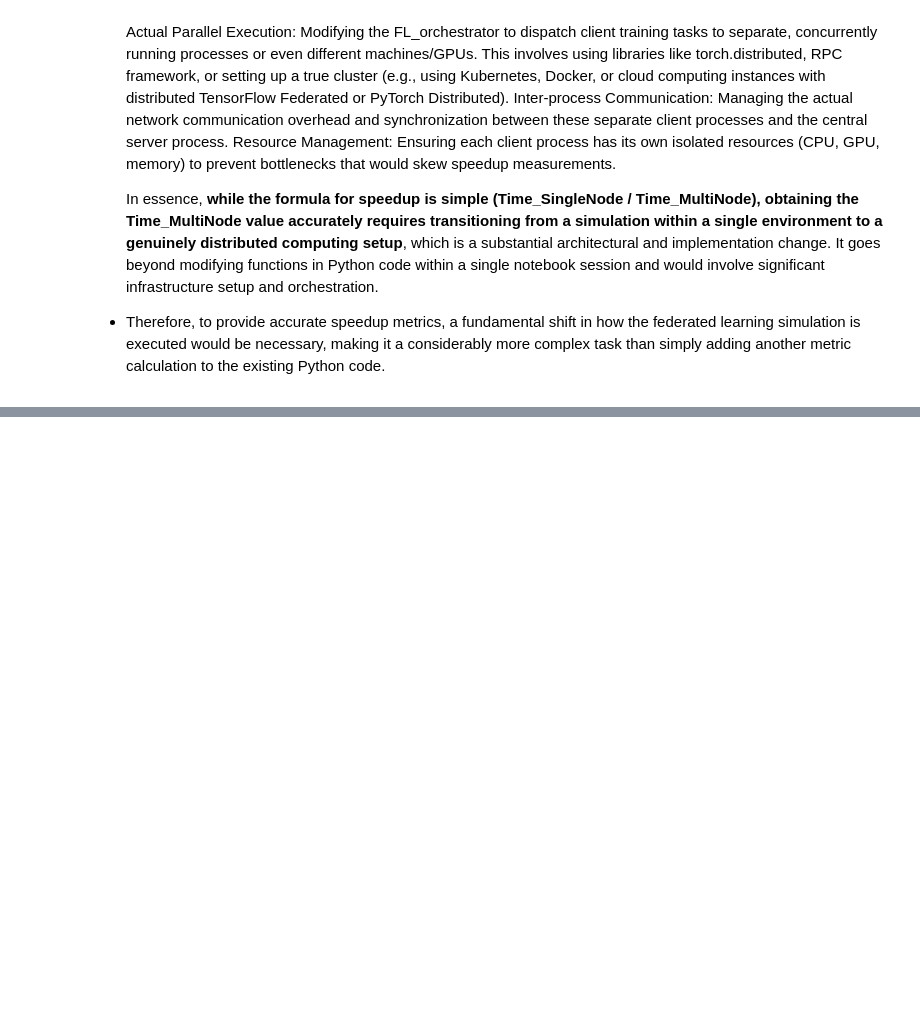
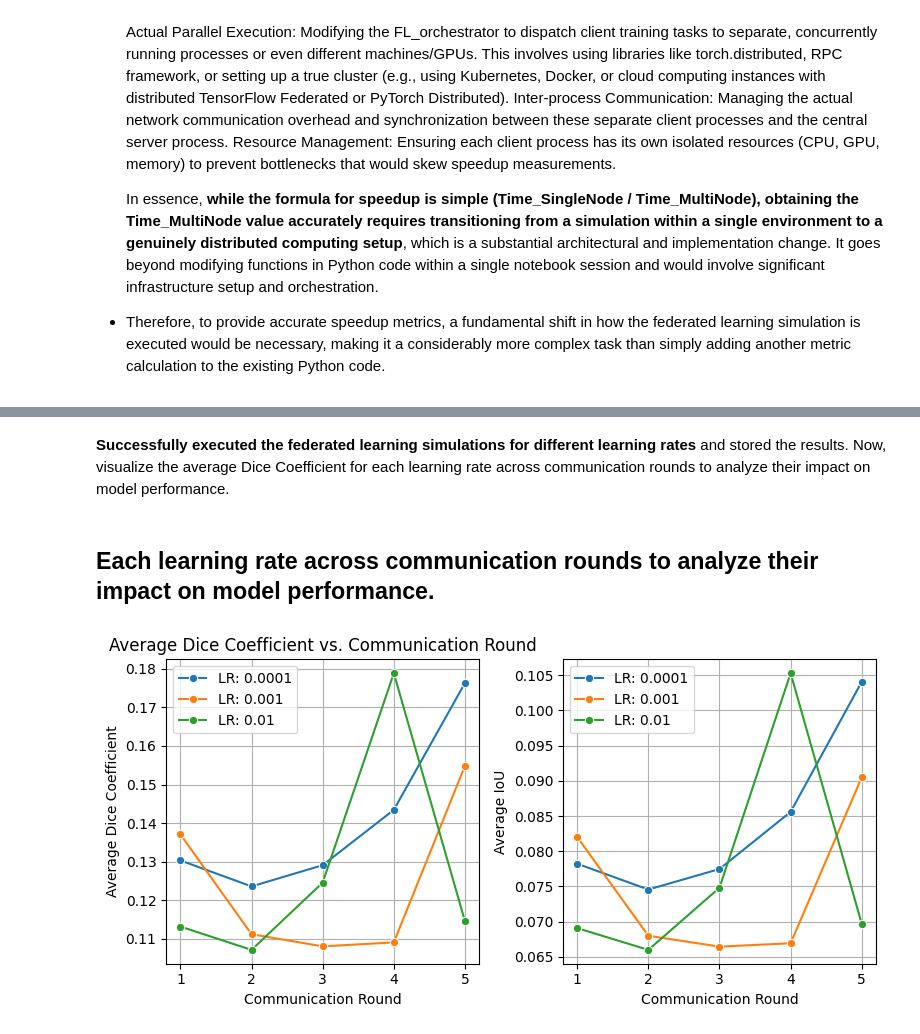
Before and after one commit to MurthyRao/Distributed-and-Parallel-ML-Large-Scale-Deep-Networks-Medical-Image-Segmentation, a Jupyter notebook: ML_System_Optimization_Assignment2_GROUP2.ipynb, the cells around one changed output, grey strips where cells are left out. Cells and saved outputs as stored; diff of their text form; code cells hidden in the pictures; blank space fills up the shorter version.

```diff
--- a/ML_System_Optimization_Assignment2_GROUP2.ipynb
+++ b/ML_System_Optimization_Assignment2_GROUP2.ipynb
@@ -1156,0 +1648,34 @@ Here's why:
+# %% [markdown]
+**Successfully executed the federated learning simulations for different learning rates** and stored the results. Now, visualize the average Dice Coefficient for each learning rate across communication rounds to analyze their impact on model performance.
+# %% [markdown]
+## **Each learning rate across communication rounds** to analyze their impact on model performance.
+# %%
+import matplotlib.pyplot as plt
+import seaborn as sns
+
+plt.figure(figsize=(8, 4)) # Adjust figure size to accommodate two plots
+
+# Subplot 1: Average Dice Coefficient
+plt.subplot(1, 2, 1) # 1 row, 2 columns, 1st plot
+for lr, history_df in all_fl_histories.items():
+    sns.lineplot(x='round', y='avg_dice', data=history_df, marker='o', label=f'LR: {lr}')
+plt.title('Average Dice Coefficient vs. Communication Round')
+plt.xlabel('Communication Round')
+plt.ylabel('Average Dice Coefficient')
+plt.grid(True)
+plt.legend()
+
+# Subplot 2: Average IoU
+plt.subplot(1, 2, 2) # 1 row, 2 columns, 2nd plot
+for lr, history_df in all_fl_histories.items():
+    sns.lineplot(x='round', y='avg_iou', data=history_df, marker='o', label=f'LR: {lr}')
+#plt.title('Average IoU vs. Communication Round')
+plt.xlabel('Communication Round')
+plt.ylabel('Average IoU')
+plt.grid(True)
+plt.legend()
+
+plt.tight_layout() # Adjust layout to prevent overlapping elements
+plt.show()
+# %% [output]
+[figure, added]
```
Also changed, not shown: parts of 29 cells of this notebook.
